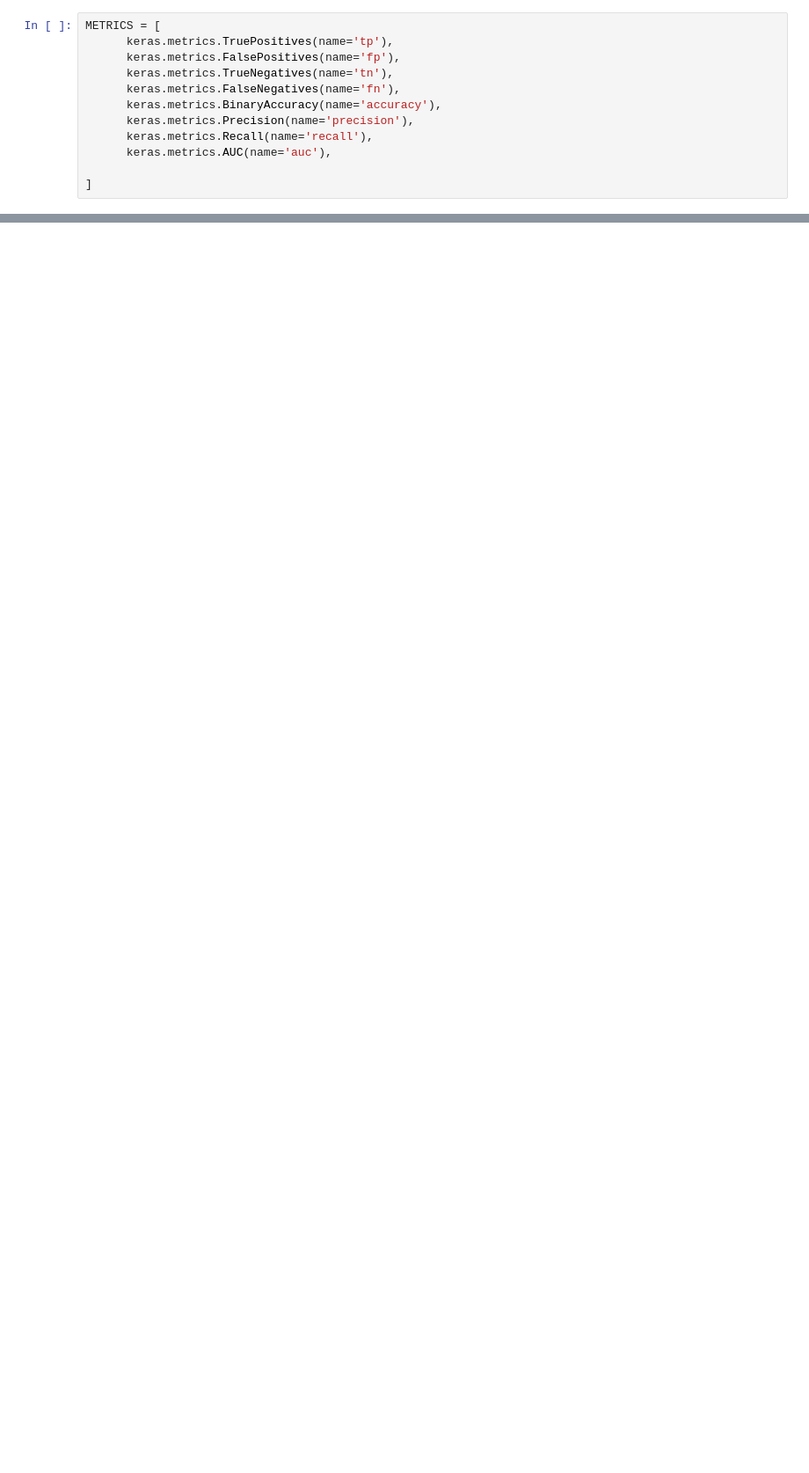
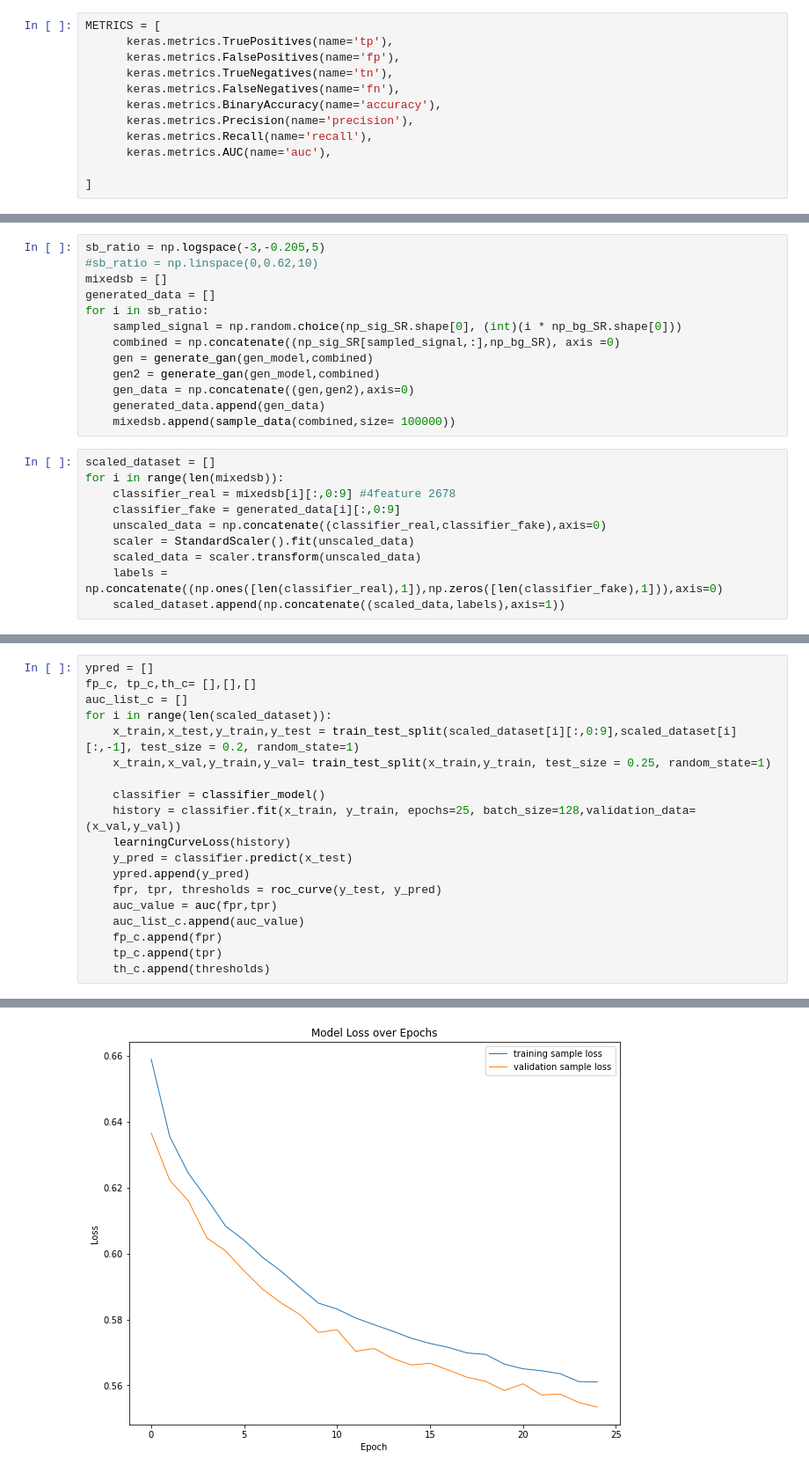
Before and after one commit to hmyin516/AnomalyDetection, a Jupyter notebook: DijetGAN/classifier.ipynb, the cells around one changed output, grey strips where cells are left out. Shown at 88% size. Cells and saved outputs as stored; diff of their text form; blank space fills up the shorter version.

```diff
--- a/DijetGAN/classifier.ipynb
+++ b/DijetGAN/classifier.ipynb
@@ -514,0 +214,23 @@ array([1.5259795 , 0.52597946, 0.5259623 , ..., 0.26285934, 0.25545588,
+# %%
+sb_ratio = np.logspace(-3,-0.205,5)
+#sb_ratio = np.linspace(0,0.62,10)
+mixedsb = []
+generated_data = []
+for i in sb_ratio:
+    sampled_signal = np.random.choice(np_sig_SR.shape[0], (int)(i * np_bg_SR.shape[0]))
+    combined = np.concatenate((np_sig_SR[sampled_signal,:],np_bg_SR), axis =0)
+    gen = generate_gan(gen_model,combined)
+    gen2 = generate_gan(gen_model,combined)
+    gen_data = np.concatenate((gen,gen2),axis=0)
+    generated_data.append(gen_data)
+    mixedsb.append(sample_data(combined,size= 100000))
+# %%
+scaled_dataset = []
+for i in range(len(mixedsb)):
+    classifier_real = mixedsb[i][:,0:9] #4feature 2678
+    classifier_fake = generated_data[i][:,0:9]
+    unscaled_data = np.concatenate((classifier_real,classifier_fake),axis=0)
+    scaler = StandardScaler().fit(unscaled_data)
+    scaled_data = scaler.transform(unscaled_data)
+    labels = np.concatenate((np.ones([len(classifier_real),1]),np.zeros([len(classifier_fake),1])),axis=0)
+    scaled_dataset.append(np.concatenate((scaled_data,labels),axis=1))
@@ -514,0 +265,20 @@ array([1.5259795 , 0.52597946, 0.5259623 , ..., 0.26285934, 0.25545588,
+# %%
+ypred = []
+fp_c, tp_c,th_c= [],[],[]
+auc_list_c = []
+for i in range(len(scaled_dataset)):
+    x_train,x_test,y_train,y_test = train_test_split(scaled_dataset[i][:,0:9],scaled_dataset[i][:,-1], test_size = 0.2, random_state=1)
+    x_train,x_val,y_train,y_val= train_test_split(x_train,y_train, test_size = 0.25, random_state=1)
+
+    classifier = classifier_model()
+    history = classifier.fit(x_train, y_train, epochs=25, batch_size=128,validation_data=(x_val,y_val))
+    learningCurveLoss(history)
+    y_pred = classifier.predict(x_test)
+    ypred.append(y_pred)
+    fpr, tpr, thresholds = roc_curve(y_test, y_pred)
+    auc_value = auc(fpr,tpr)
+    auc_list_c.append(auc_value)
+    fp_c.append(fpr)
+    tp_c.append(tpr)
+    th_c.append(thresholds)
+# %% [output]
@@ -514,0 +302 @@ array([1.5259795 , 0.52597946, 0.5259623 , ..., 0.26285934, 0.25545588,
+[figure, added]
```
Also changed, not shown: parts of 79 cells of this notebook.
